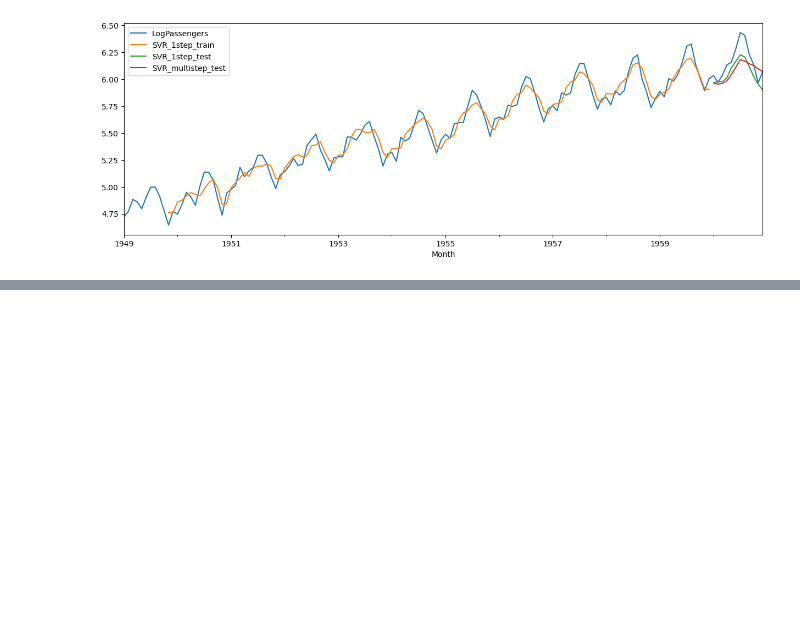
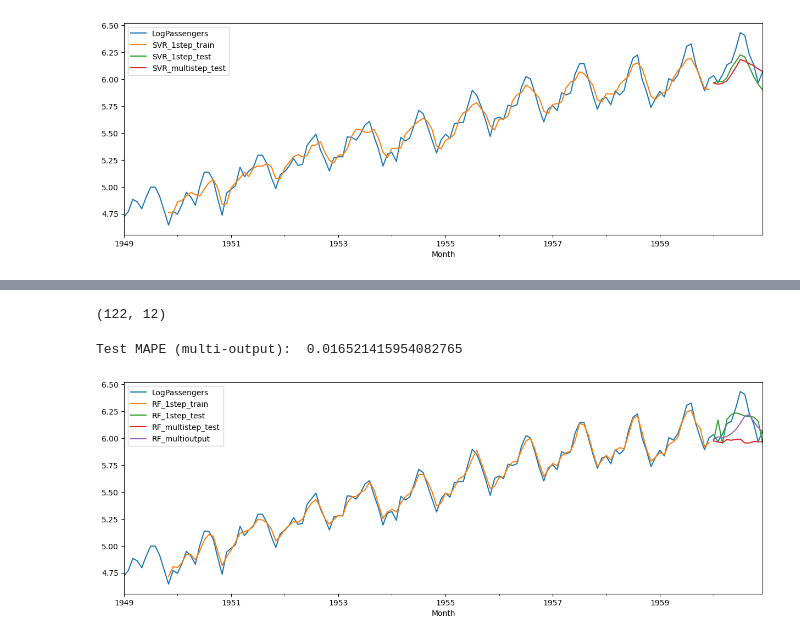
Before and after one commit to cmurray4492/PythonProjects, a Jupyter notebook: Machine_Learning/Time_Series/ML Airline - No Differencing.ipynb, the cells around one changed output, grey strips where cells are left out. Saved outputs shown, nothing was run; the diff lists cells and outputs as text; code cells hidden in the pictures; blank space fills up the shorter version.

```diff
--- a/Machine_Learning/Time_Series/ML Airline - No Differencing.ipynb
+++ b/Machine_Learning/Time_Series/ML Airline - No Differencing.ipynb
@@ -243,3 +243,23 @@ Test MAPE (multi-step) 0.030009725040496205
 [figure]
+# %%
+Ytrain_m.shape
+# %% [output]
+(122, 12)
 # %%
-# stopped at 12:08
+def multi_output_forecast(model, name):
+    model.fit(Xtrain_m, Ytrain_m)
+
+    # save multi-out forecast to dataframe
+    df.loc[test_idx, f'{name}_multioutput'] = model.predict(Xtest_m).flatten()
+
+    mape = mean_absolute_percentage_error(
+        Ytest, df.loc[test_idx, f'{name}_multioutput'])
+    print("Test MAPE (multi-output): ", mape)
+
+    # plot all forcasts
+    # assume that previous functions have been run
+    cols = [
+        'LogPassengers', f'{name}_1step_train', f'{name}_1step_test',
+        f'{name}_multistep_test', f'{name}_multioutput',
+    ]
+    df[cols].plot(figsize=(15,5))
@@ -245,0 +268,5 @@ Test MAPE (multi-step) 0.030009725040496205
+# %%
+multi_output_forecast(RandomForestRegressor(), 'RF')
+# %% [output]
+Test MAPE (multi-output):  0.016521415954082765
+[figure, added]
```
Also changed, not shown: parts of 2 cells of this notebook, 2 other files.
